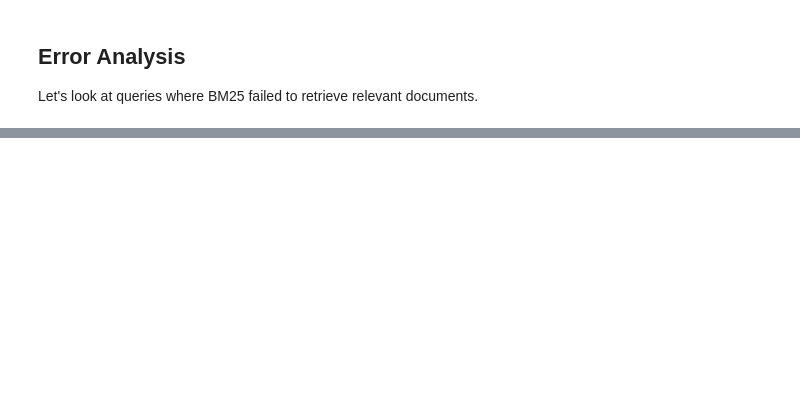
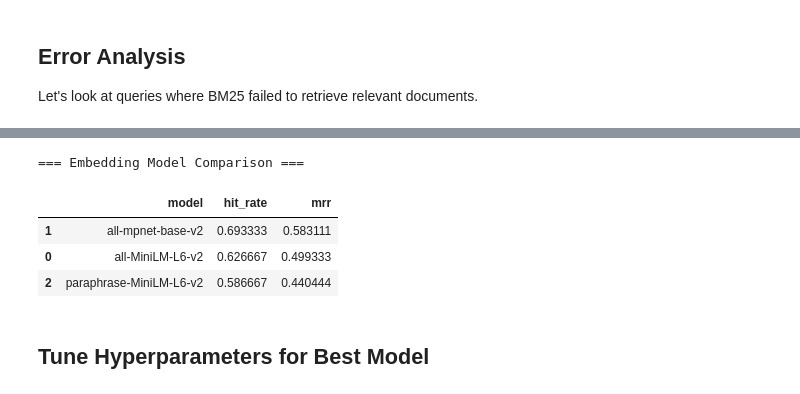
Before and after one commit to Ramsi-K/yoga-assistant-knowledge-rag, a Jupyter notebook: notebooks/retrieval-experiments.ipynb, the cells around one changed output, grey strips where cells are left out. Cells and saved outputs as stored; diff of their text form; code cells hidden in the pictures; blank space fills up the shorter version.

```diff
--- a/notebooks/retrieval-experiments.ipynb
+++ b/notebooks/retrieval-experiments.ipynb
@@ -776,0 +1176,33 @@ for i, failure in enumerate(failed_queries[:5], 1):
+# %%
+# Evaluate each embedding model
+model_results = []
+
+for model_name in EMBEDDING_MODELS:
+    print(f"\n{'='*60}")
+    print(f"Evaluating {model_name}...")
+    print(f"{'='*60}")
+
+    try:
+        # Create vector search with this model
+        vec_search = VectorSearch(pose_dict, model_name)
+
+        # Evaluate on ground truth
+        results = evaluate_search(
+            lambda q, top_k: vec_search.search(q, top_k), test_queries, top_k=5
+        )
+
+        model_results.append(
+            {
+                "model": model_name,
+                "hit_rate": results["metrics"]["hit_rate"],
+                "mrr": results["metrics"]["mrr"],
+            }
+        )
+
+        print(f"✓ Results:")
+        print(f"  Hit Rate: {results['metrics']['hit_rate']:.3f}")
+        print(f"  MRR: {results['metrics']['mrr']:.3f}")
+
+    except Exception as e:
+        print(f"  ✗ Error: {e}")
+        continue
@@ -776,0 +1245,14 @@ for i, failure in enumerate(failed_queries[:5], 1):
+# %%
+# Display results as table
+model_results_df = pd.DataFrame(model_results)
+model_results_df = model_results_df.sort_values("hit_rate", ascending=False)
+print("\n=== Embedding Model Comparison ===")
+model_results_df
+# %% [output]
+=== Embedding Model Comparison ===
+|  | model | hit_rate | mrr |
+| 1 | all-mpnet-base-v2 | 0.693333 | 0.583111 |
+| 0 | all-MiniLM-L6-v2 | 0.626667 | 0.499333 |
+| 2 | paraphrase-MiniLM-L6-v2 | 0.586667 | 0.440444 |
+# %% [markdown]
+## Tune Hyperparameters for Best Model
```
Also changed, not shown: parts of 34 cells of this notebook, 3 other files.
